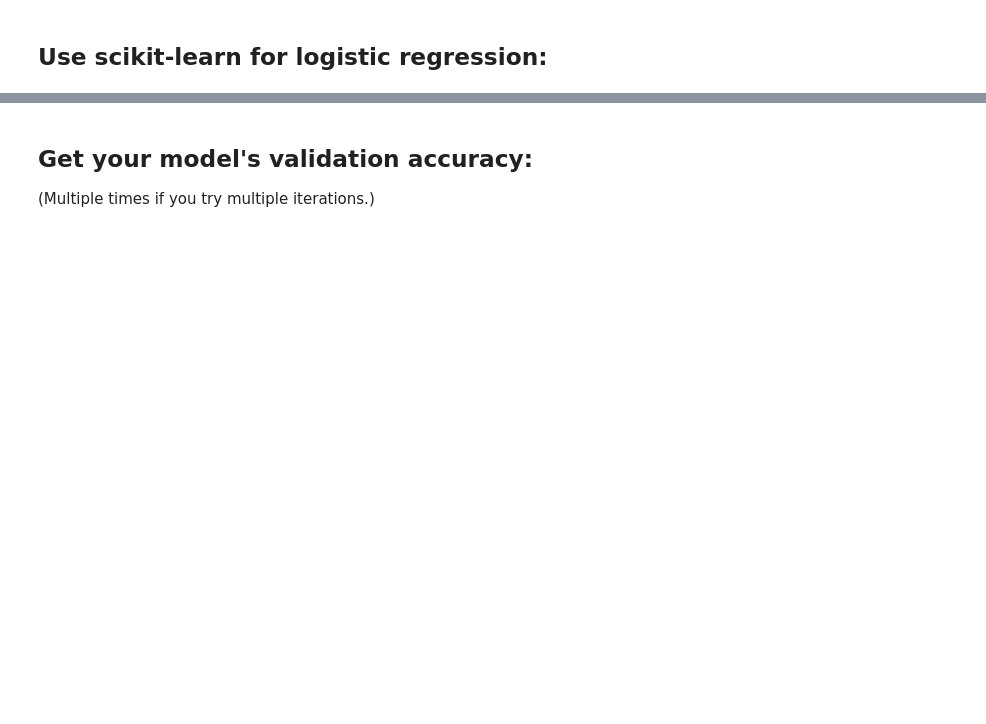
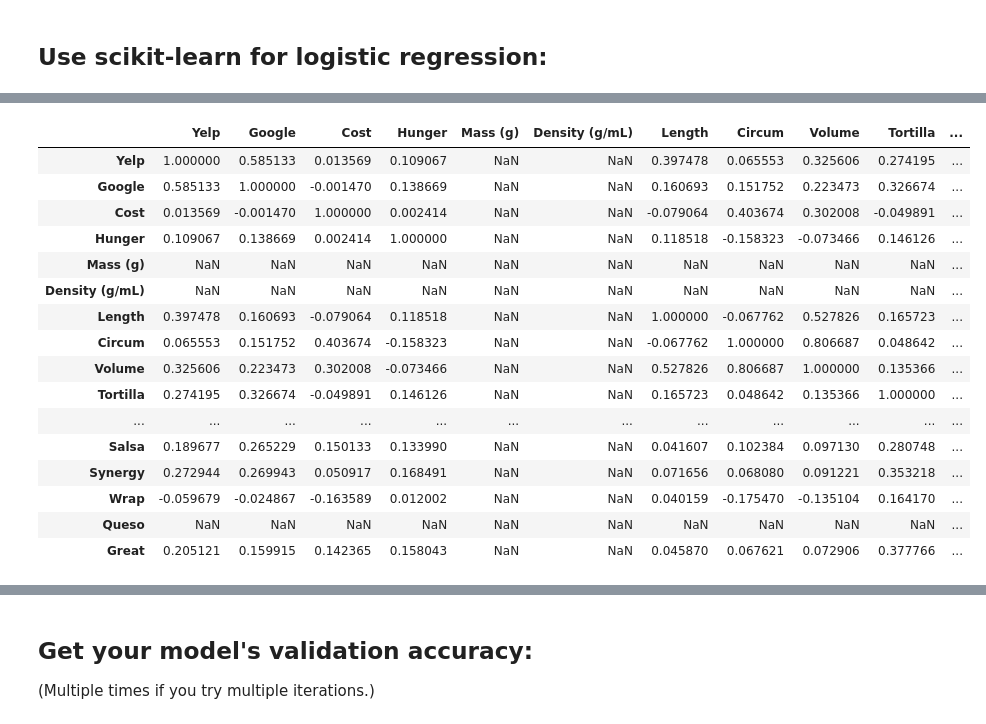
Before and after one commit to Gr8eye/DS-Unit-2-Linear-Models, a Jupyter notebook: module4-logistic-regression/LS_DS_214_assignment.ipynb, the cells around one changed output, grey strips where cells are left out. Saved outputs shown, nothing was run; the diff lists cells and outputs as text; code cells hidden in the pictures; blank space fills up the shorter version.

```diff
--- a/module4-logistic-regression/LS_DS_214_assignment.ipynb
+++ b/module4-logistic-regression/LS_DS_214_assignment.ipynb
@@ -142,0 +193,20 @@ test.head(1).append(test.tail(1))
+# %%
+train.corr()
+# %% [output]
+|  | Yelp | Google | Cost | Hunger | Mass (g) | Density (g/mL) | Length | Circum | Volume | Tortilla | ... |
+| Yelp | 1.000000 | 0.585133 | 0.013569 | 0.109067 | NaN | NaN | 0.397478 | 0.065553 | 0.325606 | 0.274195 | ... |
+| Google | 0.585133 | 1.000000 | -0.001470 | 0.138669 | NaN | NaN | 0.160693 | 0.151752 | 0.223473 | 0.326674 | ... |
+| Cost | 0.013569 | -0.001470 | 1.000000 | 0.002414 | NaN | NaN | -0.079064 | 0.403674 | 0.302008 | -0.049891 | ... |
+| Hunger | 0.109067 | 0.138669 | 0.002414 | 1.000000 | NaN | NaN | 0.118518 | -0.158323 | -0.073466 | 0.146126 | ... |
+| Mass (g) | NaN | NaN | NaN | NaN | NaN | NaN | NaN | NaN | NaN | NaN | ... |
+| Density (g/mL) | NaN | NaN | NaN | NaN | NaN | NaN | NaN | NaN | NaN | NaN | ... |
+| Length | 0.397478 | 0.160693 | -0.079064 | 0.118518 | NaN | NaN | 1.000000 | -0.067762 | 0.527826 | 0.165723 | ... |
+| Circum | 0.065553 | 0.151752 | 0.403674 | -0.158323 | NaN | NaN | -0.067762 | 1.000000 | 0.806687 | 0.048642 | ... |
+| Volume | 0.325606 | 0.223473 | 0.302008 | -0.073466 | NaN | NaN | 0.527826 | 0.806687 | 1.000000 | 0.135366 | ... |
+| Tortilla | 0.274195 | 0.326674 | -0.049891 | 0.146126 | NaN | NaN | 0.165723 | 0.048642 | 0.135366 | 1.000000 | ... |
+| ... | ... | ... | ... | ... | ... | ... | ... | ... | ... | ... | ... |
+| Salsa | 0.189677 | 0.265229 | 0.150133 | 0.133990 | NaN | NaN | 0.041607 | 0.102384 | 0.097130 | 0.280748 | ... |
+| Synergy | 0.272944 | 0.269943 | 0.050917 | 0.168491 | NaN | NaN | 0.071656 | 0.068080 | 0.091221 | 0.353218 | ... |
+| Wrap | -0.059679 | -0.024867 | -0.163589 | 0.012002 | NaN | NaN | 0.040159 | -0.175470 | -0.135104 | 0.164170 | ... |
+| Queso | NaN | NaN | NaN | NaN | NaN | NaN | NaN | NaN | NaN | NaN | ... |
+| Great | 0.205121 | 0.159915 | 0.142365 | 0.158043 | NaN | NaN | 0.045870 | 0.067621 | 0.072906 | 0.377766 | ... |
```
Also changed, not shown: parts of 15 cells of this notebook.
